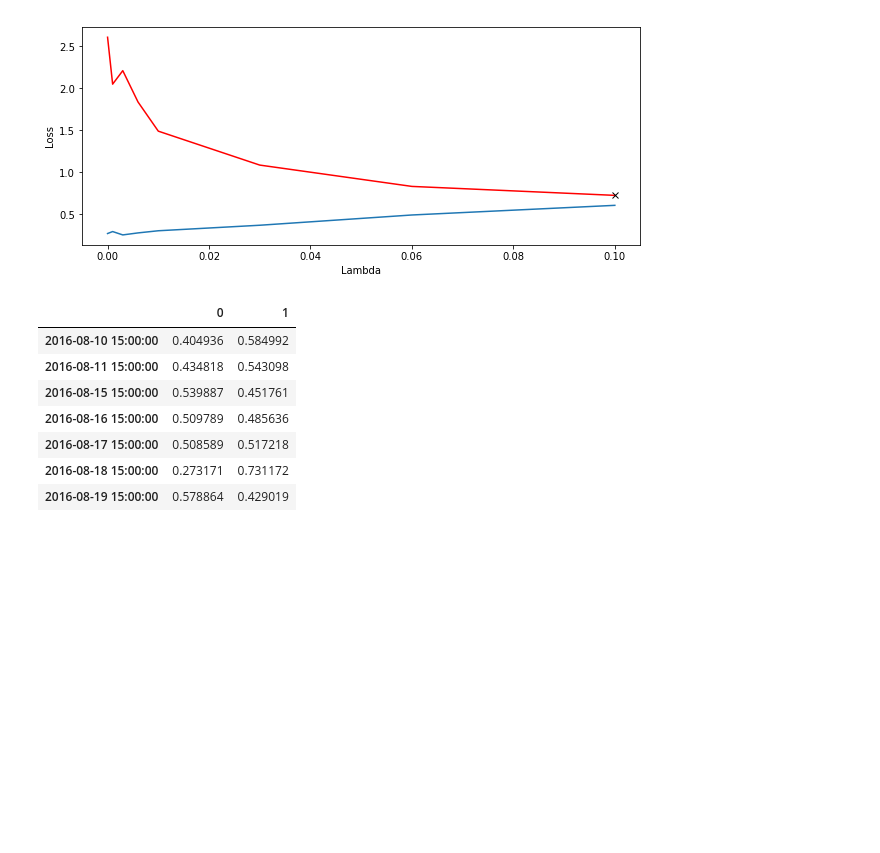
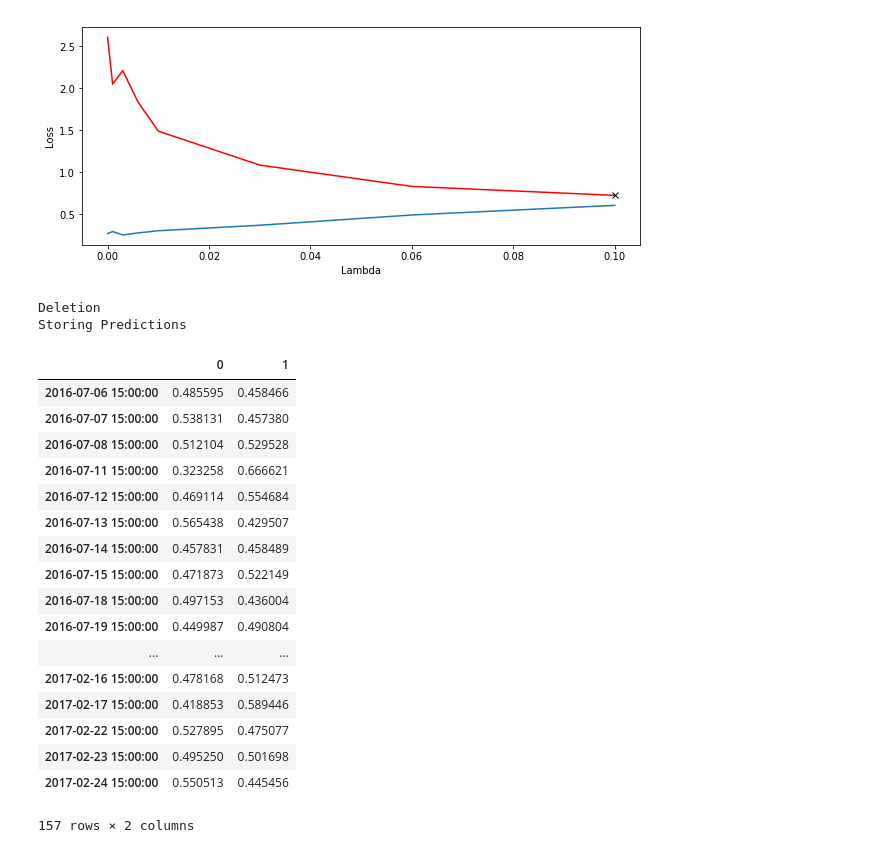
Before and after one commit to cwilko/marketinsights-ml, a Jupyter notebook: models/local/Experiment-2.ipynb, the cells around one changed output. Saved outputs shown, nothing was run; the diff lists cells and outputs as text; code cells hidden in the pictures; blank space fills up the shorter version.

Commit message:
Weights API tests

```diff
--- a/models/local/Experiment-2.ipynb
+++ b/models/local/Experiment-2.ipynb
@@ -772,21 +749,22 @@ Optimal value for lambda is 0.1
 [figure]
 # %%
 ## Put results to MI API
+import time
+
+MODEL_ID = "a80a294f-12f8-4b27-8eac-9aad9a53ec8b"
 
 res1, res2 = ppl.deinterleave(predictions)
-res1.index = isect[-len(res1):]
-res2.index = isect[-len(res2):]
+res1.index = isect[-testSetLength/2:-(testSetLength/2)+len(res1)]
+res2.index = isect[-testSetLength/2:-(testSetLength/2)+len(res1)]
 
-mi.put_predictions(res1, MARKET1, MODEL_ID, throttle=10, sleep=2, debug=False)
-mi.put_predictions(res2, MARKET2, MODEL_ID, throttle=10, sleep=2, debug=False)
+print "Deletion"
+#mi.delete_predictions(MARKET1, MODEL_ID)
+#mi.delete_predictions(MARKET2, MODEL_ID)
+#time.sleep(2)
+
+print "Storing Predictions"
+mi.put_predictions(res1, MARKET1, MODEL_ID)
+mi.put_predictions(res2, MARKET2, MODEL_ID)
+# %% [output]
+Deletion
+Storing Predictions
-# %%
-mi.get_predictions(MARKET1, MODEL_ID, start="2016-08-10 15:00:00", end="2016-08-20 15:00:00")
-# %% [output]
-|  | 0 | 1 |
-| 2016-08-10 15:00:00 | 0.404936 | 0.584992 |
-| 2016-08-11 15:00:00 | 0.434818 | 0.543098 |
-| 2016-08-15 15:00:00 | 0.539887 | 0.451761 |
-| 2016-08-16 15:00:00 | 0.509789 | 0.485636 |
-| 2016-08-17 15:00:00 | 0.508589 | 0.517218 |
-| 2016-08-18 15:00:00 | 0.273171 | 0.731172 |
-| 2016-08-19 15:00:00 | 0.578864 | 0.429019 |
@@ -794,0 +771,23 @@ res
+# %%
+x = mi.get_predictions(MARKET1, MODEL_ID)
+# %%
+x
+# %% [output]
+|  | 0 | 1 |
+| 2016-07-06 15:00:00 | 0.485595 | 0.458466 |
+| 2016-07-07 15:00:00 | 0.538131 | 0.457380 |
+| 2016-07-08 15:00:00 | 0.512104 | 0.529528 |
+| 2016-07-11 15:00:00 | 0.323258 | 0.666621 |
+| 2016-07-12 15:00:00 | 0.469114 | 0.554684 |
+| 2016-07-13 15:00:00 | 0.565438 | 0.429507 |
+| 2016-07-14 15:00:00 | 0.457831 | 0.458489 |
+| 2016-07-15 15:00:00 | 0.471873 | 0.522149 |
+| 2016-07-18 15:00:00 | 0.497153 | 0.436004 |
+| 2016-07-19 15:00:00 | 0.449987 | 0.490804 |
+| ... | ... | ... |
+| 2017-02-16 15:00:00 | 0.478168 | 0.512473 |
+| 2017-02-17 15:00:00 | 0.418853 | 0.589446 |
+| 2017-02-22 15:00:00 | 0.527895 | 0.475077 |
+| 2017-02-23 15:00:00 | 0.495250 | 0.501698 |
+| 2017-02-24 15:00:00 | 0.550513 | 0.445456 |
+157 rows × 2 columns
```
Also changed, not shown: parts of 11 cells of this notebook, 17 other files.
